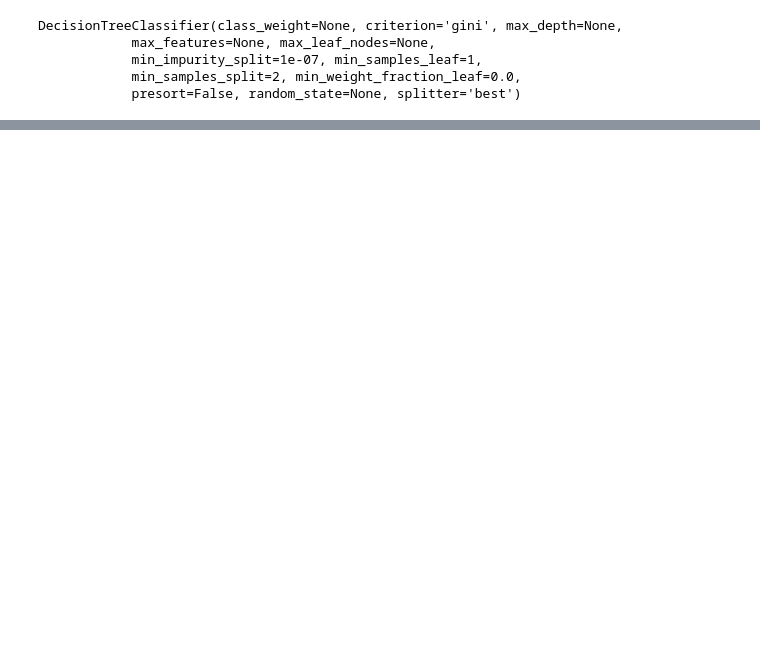
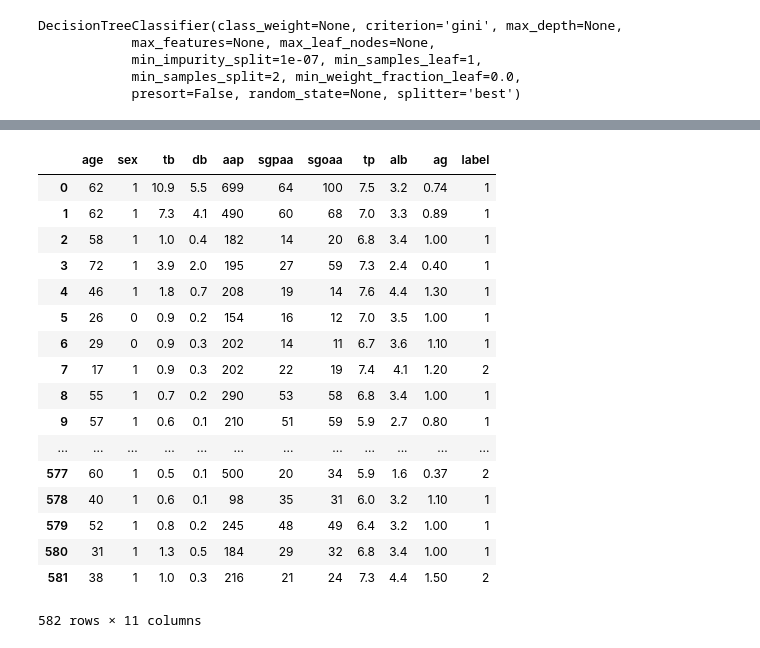
Before and after one commit to msuthar5/Machine-Learning, a Jupyter notebook: python-based/classifiers/decision-tree.ipynb, the cells around one changed output, grey strips where cells are left out. Cells and saved outputs as stored; diff of their text form; code cells hidden in the pictures; blank space fills up the shorter version.

```diff
--- a/python-based/classifiers/decision-tree.ipynb
+++ b/python-based/classifiers/decision-tree.ipynb
@@ -116,0 +169,21 @@ True
+# %%
+data
+# %% [output]
+|  | age | sex | tb | db | aap | sgpaa | sgoaa | tp | alb | ag | label |
+| 0 | 62 | 1 | 10.9 | 5.5 | 699 | 64 | 100 | 7.5 | 3.2 | 0.74 | 1 |
+| 1 | 62 | 1 | 7.3 | 4.1 | 490 | 60 | 68 | 7.0 | 3.3 | 0.89 | 1 |
+| 2 | 58 | 1 | 1.0 | 0.4 | 182 | 14 | 20 | 6.8 | 3.4 | 1.00 | 1 |
+| 3 | 72 | 1 | 3.9 | 2.0 | 195 | 27 | 59 | 7.3 | 2.4 | 0.40 | 1 |
+| 4 | 46 | 1 | 1.8 | 0.7 | 208 | 19 | 14 | 7.6 | 4.4 | 1.30 | 1 |
+| 5 | 26 | 0 | 0.9 | 0.2 | 154 | 16 | 12 | 7.0 | 3.5 | 1.00 | 1 |
+| 6 | 29 | 0 | 0.9 | 0.3 | 202 | 14 | 11 | 6.7 | 3.6 | 1.10 | 1 |
+| 7 | 17 | 1 | 0.9 | 0.3 | 202 | 22 | 19 | 7.4 | 4.1 | 1.20 | 2 |
+| 8 | 55 | 1 | 0.7 | 0.2 | 290 | 53 | 58 | 6.8 | 3.4 | 1.00 | 1 |
+| 9 | 57 | 1 | 0.6 | 0.1 | 210 | 51 | 59 | 5.9 | 2.7 | 0.80 | 1 |
+| ... | ... | ... | ... | ... | ... | ... | ... | ... | ... | ... | ... |
+| 577 | 60 | 1 | 0.5 | 0.1 | 500 | 20 | 34 | 5.9 | 1.6 | 0.37 | 2 |
+| 578 | 40 | 1 | 0.6 | 0.1 | 98 | 35 | 31 | 6.0 | 3.2 | 1.10 | 1 |
+| 579 | 52 | 1 | 0.8 | 0.2 | 245 | 48 | 49 | 6.4 | 3.2 | 1.00 | 1 |
+| 580 | 31 | 1 | 1.3 | 0.5 | 184 | 29 | 32 | 6.8 | 3.4 | 1.00 | 1 |
+| 581 | 38 | 1 | 1.0 | 0.3 | 216 | 21 | 24 | 7.3 | 4.4 | 1.50 | 2 |
+582 rows × 11 columns
```
Also changed, not shown: parts of 13 cells of this notebook.
